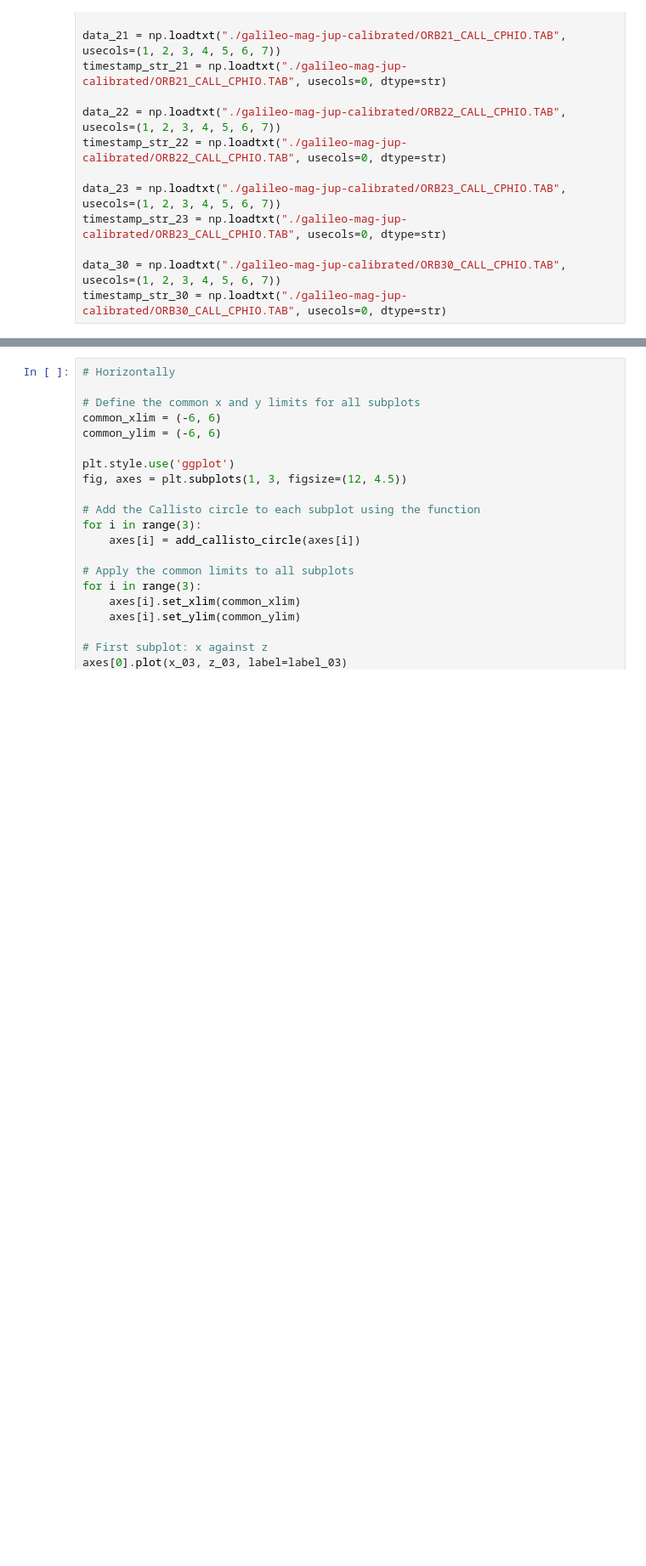
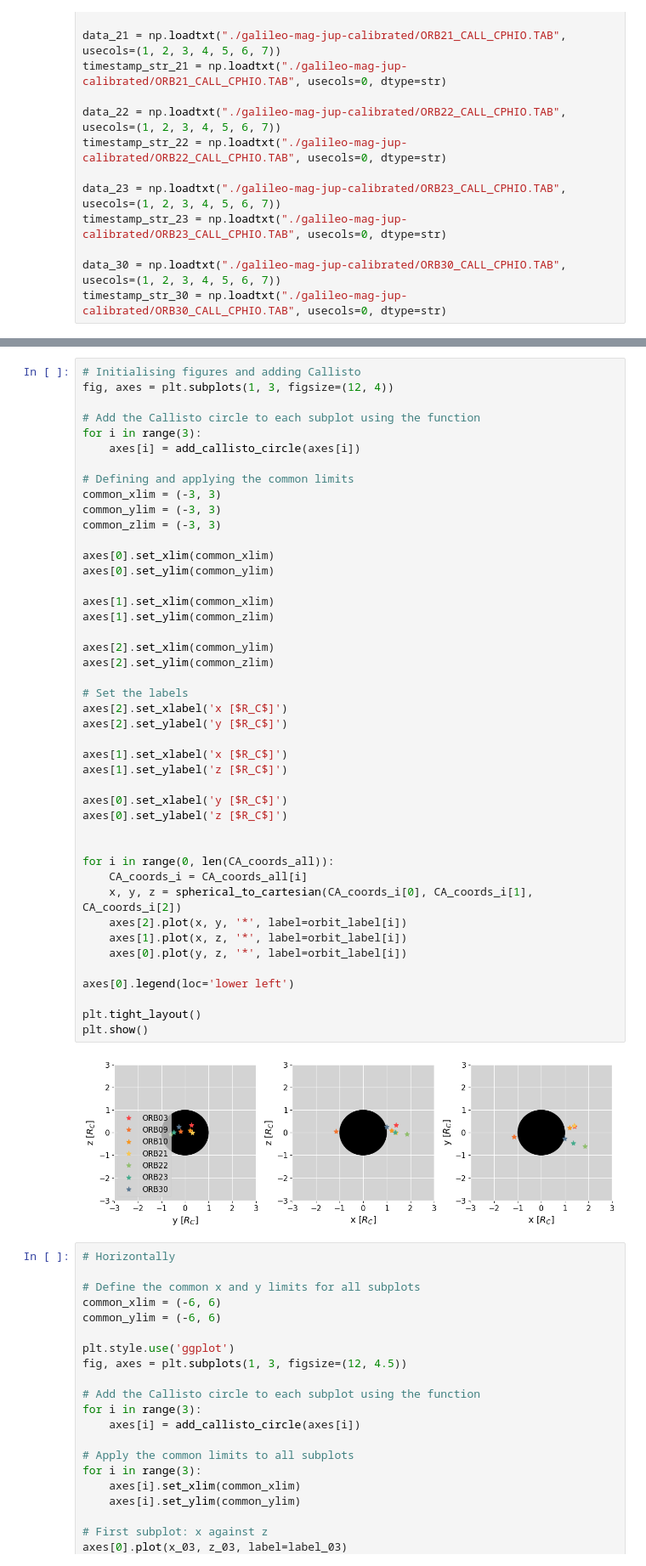
Before and after one commit to vera-br/Callisto, a Jupyter notebook: Galileo-analysis.ipynb, the cells around one changed output, grey strips where cells are left out. Shown at 85% size. Saved outputs shown, nothing was run; the diff lists cells and outputs as text; blank space fills up the shorter version.

```diff
--- a/Galileo-analysis.ipynb
+++ b/Galileo-analysis.ipynb
@@ -283,3 +379,49 @@ No artists with labels found to put in legend.  Note that artists whose label st
+# %%
+# Initialising figures and adding Callisto
+fig, axes = plt.subplots(1, 3, figsize=(12, 4))
+
+# Add the Callisto circle to each subplot using the function
+for i in range(3):
+    axes[i] = add_callisto_circle(axes[i])
+
+# Defining and applying the common limits
+common_xlim = (-3, 3)
+common_ylim = (-3, 3)
+common_zlim = (-3, 3)
+
+axes[0].set_xlim(common_xlim)
+axes[0].set_ylim(common_ylim)
+
+axes[1].set_xlim(common_xlim)
+axes[1].set_ylim(common_zlim)
+
+axes[2].set_xlim(common_ylim)
+axes[2].set_ylim(common_zlim)
+
+# Set the labels
+axes[2].set_xlabel('x [$R_C$]')
+axes[2].set_ylabel('y [$R_C$]')
+
+axes[1].set_xlabel('x [$R_C$]')
+axes[1].set_ylabel('z [$R_C$]')
+
+axes[0].set_xlabel('y [$R_C$]')
+axes[0].set_ylabel('z [$R_C$]')
+
+
+for i in range(0, len(CA_coords_all)):
+    CA_coords_i = CA_coords_all[i]
+    x, y, z = spherical_to_cartesian(CA_coords_i[0], CA_coords_i[1], CA_coords_i[2])
+    axes[2].plot(x, y, '*', label=orbit_label[i])
+    axes[1].plot(x, z, '*', label=orbit_label[i])
+    axes[0].plot(y, z, '*', label=orbit_label[i])
+
+axes[0].legend(loc='lower left')
+
+plt.tight_layout()
+plt.show()
+# %% [output]
+[figure, added]
 # %%
 # Horizontally
 
```
Also changed, not shown: parts of 16 cells of this notebook.
